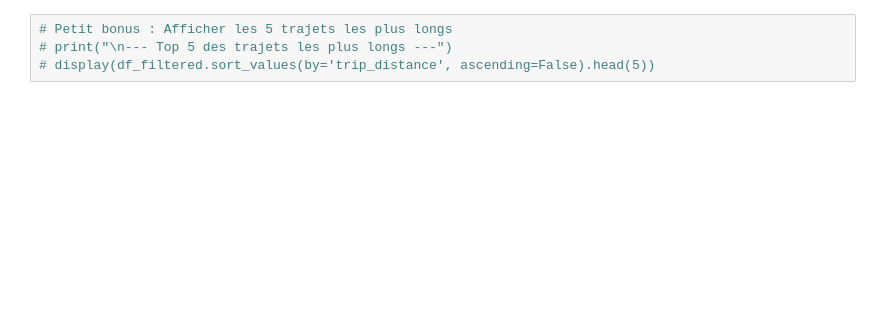
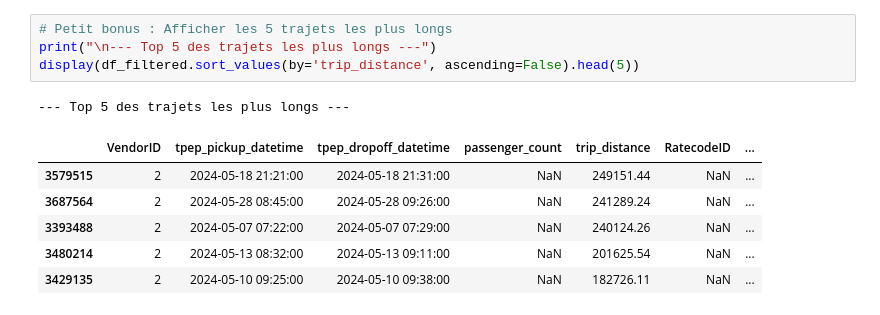
Before and after one commit to PACordonnier/demo-jupyter-onyxia, a Jupyter notebook: 02_data_viz.ipynb, the cells around one changed output. Drawn from its saved outputs; the diff is of its cells as text; blank space fills up the shorter version.

```diff
--- a/02_data_viz.ipynb
+++ b/02_data_viz.ipynb
@@ -43,4 +66,12 @@ print(f"💾 Les statistiques agrégées ont été sauvegardées dans : {output_
 # %%
 # Petit bonus : Afficher les 5 trajets les plus longs
-# print("\n--- Top 5 des trajets les plus longs ---")
-# display(df_filtered.sort_values(by='trip_distance', ascending=False).head(5))
+print("\n--- Top 5 des trajets les plus longs ---")
+display(df_filtered.sort_values(by='trip_distance', ascending=False).head(5))
+# %% [output]
+--- Top 5 des trajets les plus longs ---
+|  | VendorID | tpep_pickup_datetime | tpep_dropoff_datetime | passenger_count | trip_distance | RatecodeID | ... |
+| 3579515 | 2 | 2024-05-18 21:21:00 | 2024-05-18 21:31:00 | NaN | 249151.44 | NaN | ... |
+| 3687564 | 2 | 2024-05-28 08:45:00 | 2024-05-28 09:26:00 | NaN | 241289.24 | NaN | ... |
+| 3393488 | 2 | 2024-05-07 07:22:00 | 2024-05-07 07:29:00 | NaN | 240124.26 | NaN | ... |
+| 3480214 | 2 | 2024-05-13 08:32:00 | 2024-05-13 09:11:00 | NaN | 201625.54 | NaN | ... |
+| 3429135 | 2 | 2024-05-10 09:25:00 | 2024-05-10 09:38:00 | NaN | 182726.11 | NaN | ... |
```
Also changed, not shown: parts of 4 cells of this notebook.
